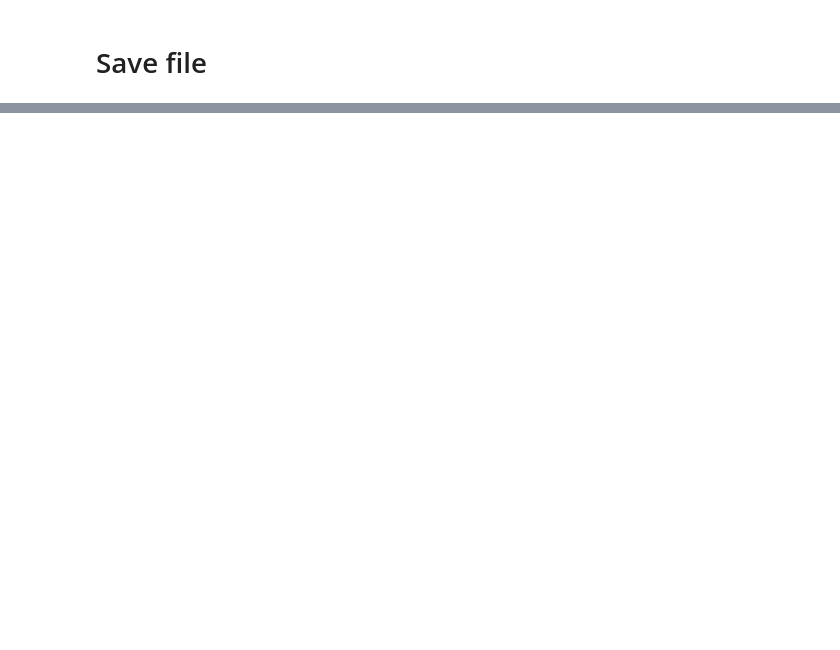
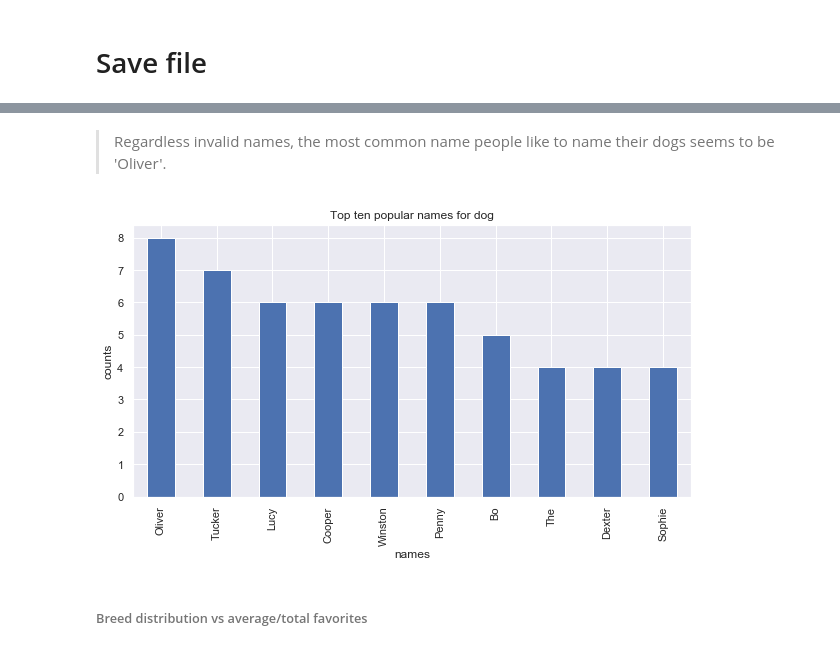
Before and after one commit to victorlifan/Twitter_WeRateDogs_API_Wrangle_and_Analyze_Data, a Jupyter notebook: wrangle_act.ipynb, the cells around one changed output, grey strips where cells are left out. Saved outputs shown, nothing was run; the diff lists cells and outputs as text; code cells hidden in the pictures; blank space fills up the shorter version.

Commit message:
finishing analysing and visualizing

```diff
--- a/wrangle_act.ipynb
+++ b/wrangle_act.ipynb
@@ -7,6 +7,10 @@ import json
 from timeit import default_timer as timer
 import requests
 import os
+import matplotlib.pyplot as plt
+import seaborn as sns
+sns.set()
+import statsmodels.api as sm
 # %% [markdown]
 # Gathering
 # %%
@@ -892,0 +900,3 @@ masterdf.to_csv('twitter_archive_master.csv')
+# %%
+df = pd.read_csv('twitter_archive_master.csv')
+df.head()
@@ -892,0 +950,11 @@ masterdf.to_csv('twitter_archive_master.csv')
+# %% [markdown]
+> Regardless invalid names, the most common name people like to name their dogs seems to be 'Oliver'.
+# %%
+df['name'].value_counts()[1:11].plot(kind= 'bar', figsize = (10,5))
+plt.title('Top ten popular names for dog')
+plt.xlabel('names')
+plt.ylabel('counts');
+# %% [output]
+[figure, added]
+# %% [markdown]
+###### Breed distribution vs average/total favorites
```
Also changed, not shown: parts of 43 cells of this notebook.
